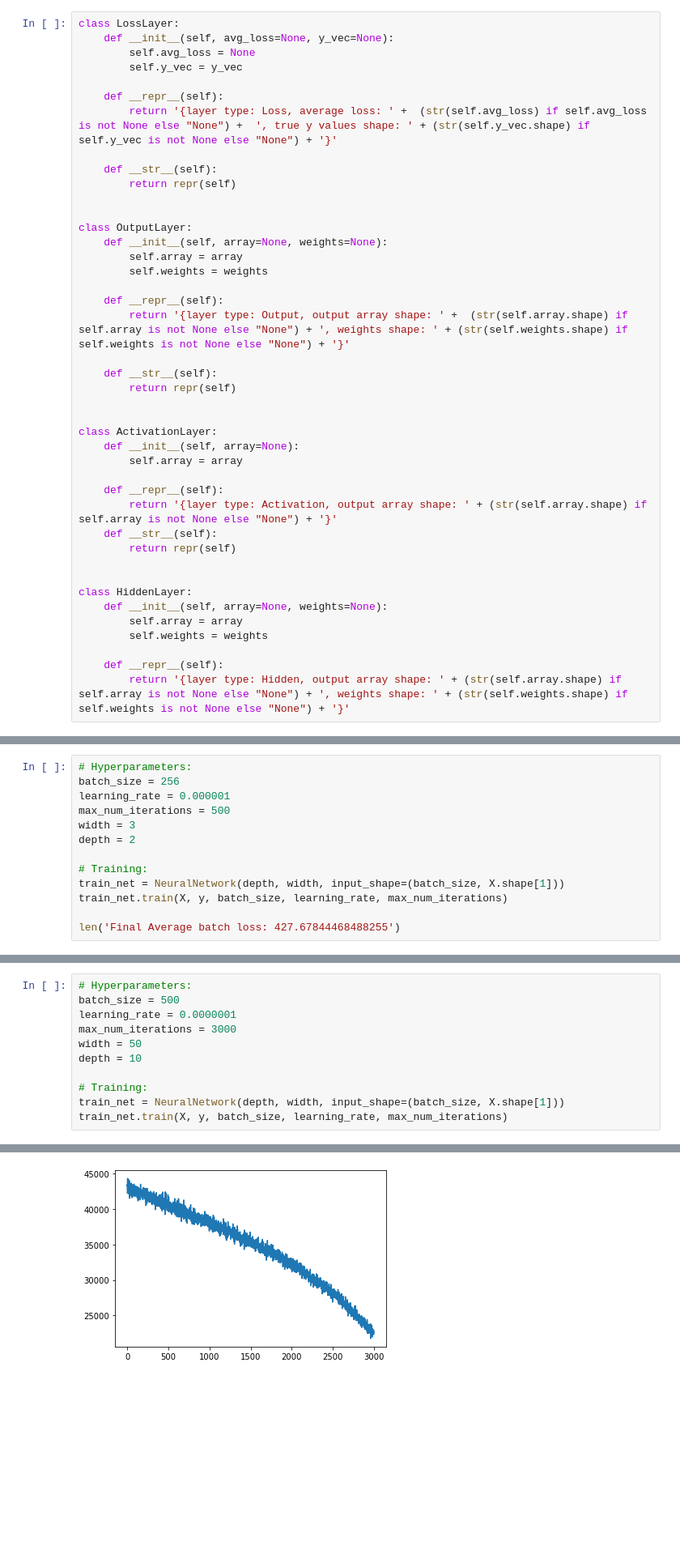
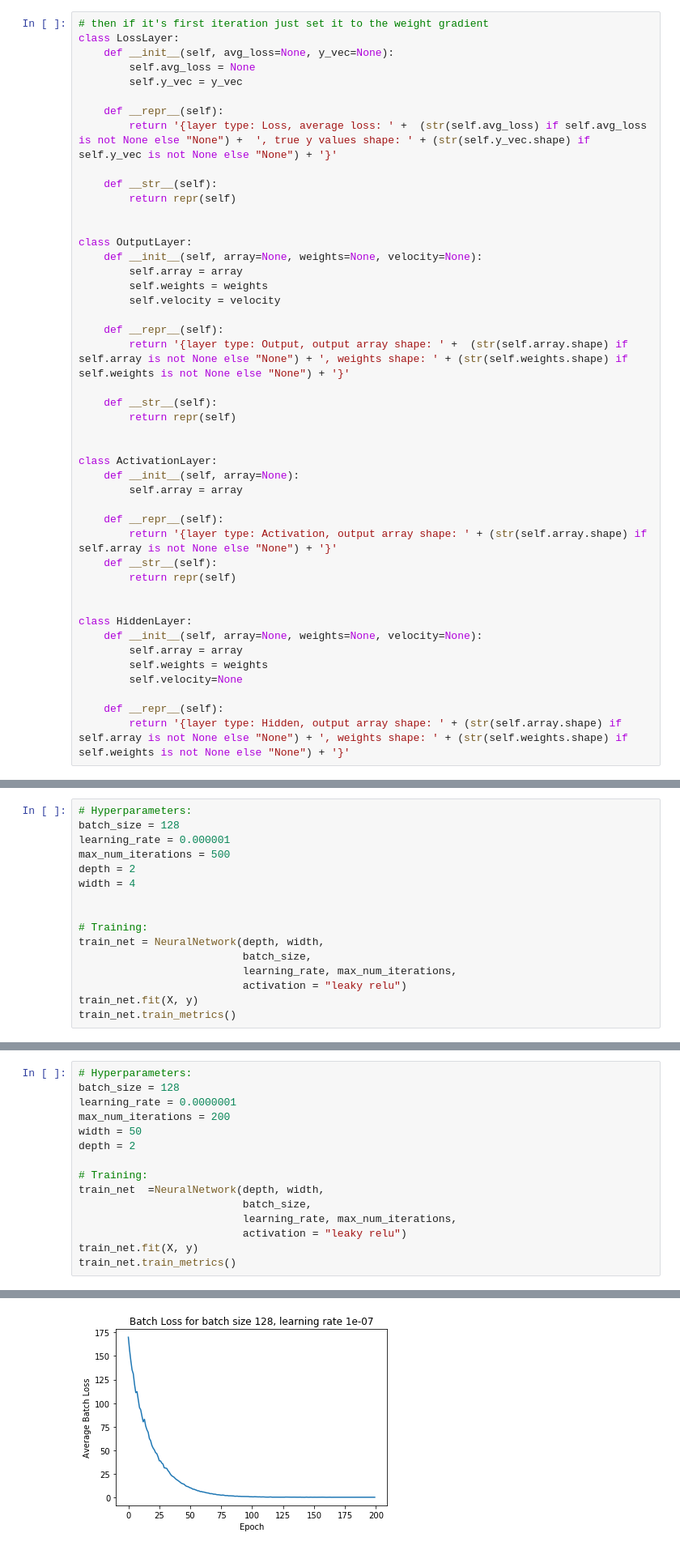
Before and after one commit to MasonOgden/Data401Project3, a Jupyter notebook: neural_network.ipynb, the cells around one changed output, grey strips where cells are left out. Shown at 81% size. Cells and saved outputs as stored; diff of their text form; blank space fills up the shorter version.

```diff
--- a/neural_network.ipynb
+++ b/neural_network.ipynb
@@ -88,6 +36,7 @@ def get_batch(X, y, batch_size):
 3. Activation layer (activation function sigma applied to hidden layer)
 4. Hidden layer
 # %%
+# then if it's first iteration just set it to the weight gradient
 class LossLayer:
     def __init__(self, avg_loss=None, y_vec=None):
         self.avg_loss = None
@@ -101,9 +50,10 @@ class LossLayer:
 
 
 class OutputLayer:
-    def __init__(self, array=None, weights=None):
+    def __init__(self, array=None, weights=None, velocity=None):
         self.array = array
         self.weights = weights
+        self.velocity = velocity
 
     def __repr__(self):
         return '{layer type: Output, output array shape: ' +  (str(self.array.shape) if self.array is not None else "None") + ', weights shape: ' + (str(self.weights.shape) if self.weights is not None else "None") + '}'
@@ -123,9 +73,10 @@ class ActivationLayer:
 
 
 class HiddenLayer:
-    def __init__(self, array=None, weights=None):
+    def __init__(self, array=None, weights=None, velocity=None):
         self.array = array
         self.weights = weights
+        self.velocity=None
 
     def __repr__(self):
         return '{layer type: Hidden, output array shape: ' + (str(self.array.shape) if self.array is not None else "None") + ', weights shape: ' + (str(self.weights.shape) if self.weights is not None else "None") + '}'
@@ -338,14 +470,17 @@ y = beta_0 + (beta_1 * X[:, 0]) + (beta_2 * X[:, 1])  # make a linear combinatio
 # %%
 # Hyperparameters:
-batch_size = 256
+batch_size = 128
 learning_rate = 0.000001
 max_num_iterations = 500
-width = 3
 depth = 2
+width = 4
+
 
 # Training:
-train_net = NeuralNetwork(depth, width, input_shape=(batch_size, X.shape[1]))
-train_net.train(X, y, batch_size, learning_rate, max_num_iterations)
-
-len('Final Average batch loss: 427.67844468488255')
+train_net = NeuralNetwork(depth, width,
+                          batch_size,
+                          learning_rate, max_num_iterations,
+                          activation = "leaky relu")
+train_net.fit(X, y)
+train_net.train_metrics()
 # %% [output]
@@ -365,12 +496,16 @@ plt.show()
 # %%
 # Hyperparameters:
-batch_size = 500
+batch_size = 128
 learning_rate = 0.0000001
-max_num_iterations = 3000
+max_num_iterations = 200
 width = 50
-depth = 10
+depth = 2
 
 # Training:
-train_net = NeuralNetwork(depth, width, input_shape=(batch_size, X.shape[1]))
-train_net.train(X, y, batch_size, learning_rate, max_num_iterations)
+train_net  =NeuralNetwork(depth, width,
+                          batch_size,
+                          learning_rate, max_num_iterations,
+                          activation = "leaky relu")
+train_net.fit(X, y)
+train_net.train_metrics()
 # %% [output]
@@ -379 +518 @@ Average batch loss: 22684.78741902054
-[figure, old version]
+[figure, new version]
```
Also changed, not shown: parts of 28 cells of this notebook, 2 other files.
